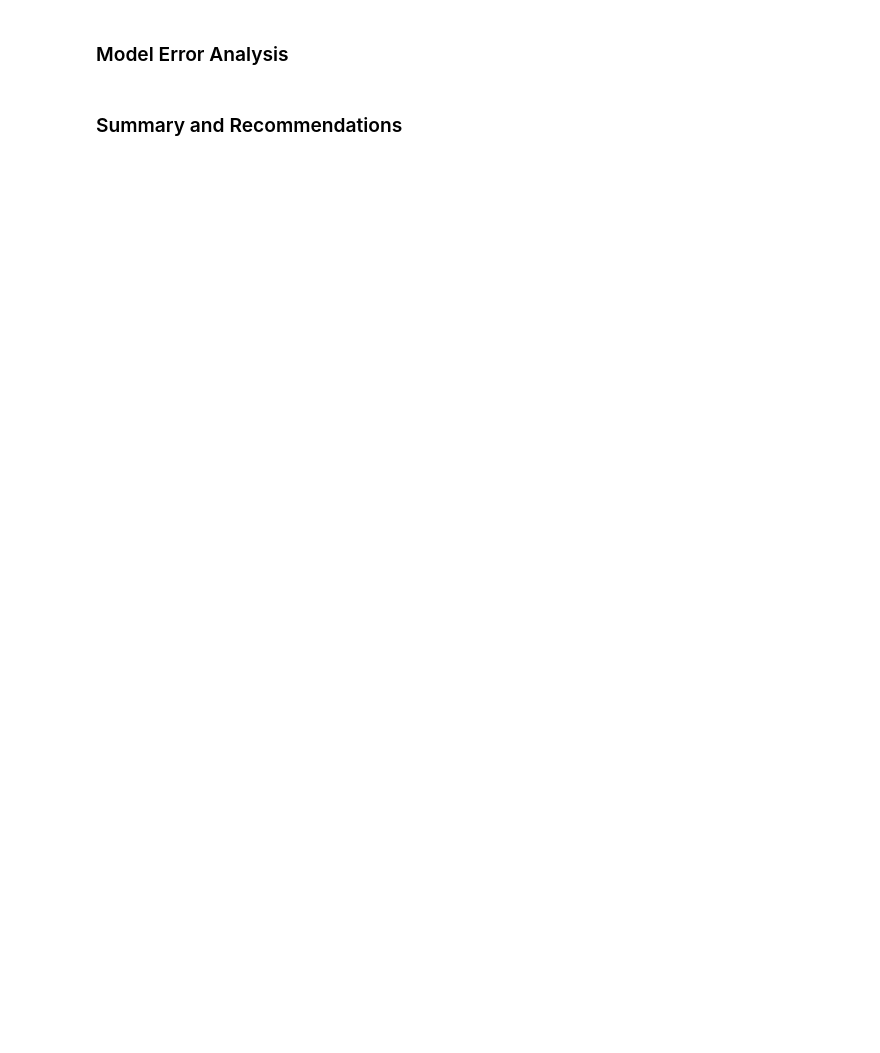
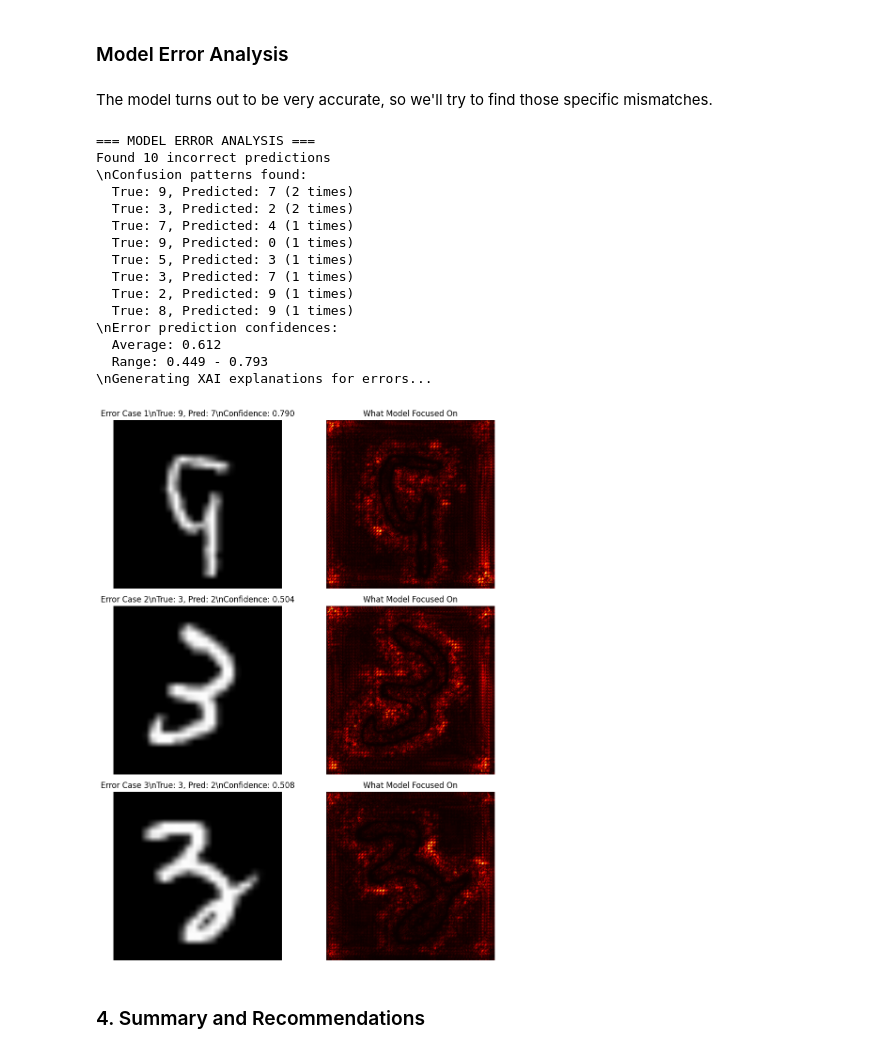
Before and after one commit to pdimarcodev/AI_Engineering, a Jupyter notebook: projects/XAI/XAI_project.ipynb, the cells around one changed output. Saved outputs shown, nothing was run; the diff lists cells and outputs as text; code cells hidden in the pictures; blank space fills up the shorter version.

```diff
--- a/projects/XAI/XAI_project.ipynb
+++ b/projects/XAI/XAI_project.ipynb
@@ -465,8 +421,9 @@ compare_xai_techniques()
 # %% [markdown]
 ### Model Error Analysis
+# %% [markdown]
+The model turns out to be very accurate, so we'll try to find those specific mismatches.
 # %%
 def find_error_samples(test_loader, num_errors=10):
-    """Specifically hunt for incorrect predictions"""
     model.eval()
     error_samples = []
 
@@ -476,7 +433,6 @@ def find_error_samples(test_loader, num_errors=10):
             output = model(data)
             pred = output.argmax(dim=1)
 
-            # Find incorrect predictions
             incorrect_mask = pred != target
             incorrect_indices = torch.where(incorrect_mask)[0]
 
@@ -494,22 +450,17 @@ def find_error_samples(test_loader, num_errors=10):
     return error_samples
 
 def analyze_model_errors():
-    """Analyze model errors using XAI insights"""
 
     print("=== MODEL ERROR ANALYSIS ===")
 
-    # Hunt specifically for errors
-    print("Searching through entire test set for errors...")
     error_samples = find_error_samples(test_loader, 10)
 
     if len(error_samples) == 0:
-        print("No incorrect predictions found in entire test set!")
-        print("Model appears to have perfect or near-perfect accuracy.")
+        print("No incorrect predictions found")
         return
 
     print(f"Found {len(error_samples)} incorrect predictions")
 
-    # Analyze confusion patterns
     confusion_pairs = {}
     for sample in error_samples:
         pair = (sample['true_label'], sample['predicted_label'])
@@ -520,16 +471,14 @@ def analyze_model_errors():
     for (true, pred), count in sorted_pairs:
         print(f"  True: {true}, Predicted: {pred} ({count} times)")
 
-    # Show confidence levels
     confidences = [s['confidence'] for s in error_samples]
     print(f"\\nError prediction confidences:")
     print(f"  Average: {np.mean(confidences):.3f}")
     print(f"  Range: {np.min(confidences):.3f} - {np.max(confidences):.3f}")
 
-    # Generate attributions for error samples
     print("\\nGenerating XAI explanations for errors...")
     error_ig_results = []
-    for sample in error_samples[:5]:  # Analyze first 5 error samples
+    for sample in error_samples[:5]:
         ig_attr = generate_integrated_gradients(
             model,
             sample['image'],
@@ -540,38 +489,51 @@ def analyze_model_errors():
             'attribution': ig_attr
         })
 
-    # Visualize error cases
     num_errors_to_show = min(len(error_ig_results), 3)
     fig, axes = plt.subplots(num_errors_to_show, 2, figsize=(10, 4*num_errors_to_show))
     if num_errors_to_show == 1:
         axes = axes.reshape(1, -1)
 
     for i in range(num_errors_to_show):
         result = error_ig_results[i]
         sample = result['sample']
         attribution = result['attribution']
 
-        # Original image
         original_img = sample['image'].cpu().detach().numpy()
         original_display = np.mean(original_img, axis=0)
         original_display = (original_display * np.array([0.229, 0.224, 0.225]).mean() + np.array([0.485, 0.456, 0.406]).mean())
         axes[i, 0].imshow(original_display, cmap='gray')
         axes[i, 0].set_title(f'Error Case {i+1}\\nTrue: {sample["true_label"]}, Pred: {sample["predicted_label"]}\\nConfidence: {sample["confidence"]:.3f}')
         axes[i, 0].axis('off')
 
-        # Attribution
         attr_img = attribution.cpu().detach().numpy()
         attr_display = np.mean(np.abs(attr_img), axis=0)
         axes[i, 1].imshow(attr_display, cmap='hot')
         axes[i, 1].set_title('What Model Focused On')
         axes[i, 1].axis('off')
 
     plt.tight_layout()
     plt.show()
 
     return error_samples
 
-# Run the analysis
 error_samples = analyze_model_errors()
+# %% [output]
+=== MODEL ERROR ANALYSIS ===
+Found 10 incorrect predictions
+\nConfusion patterns found:
+  True: 9, Predicted: 7 (2 times)
+  True: 3, Predicted: 2 (2 times)
+  True: 7, Predicted: 4 (1 times)
+  True: 9, Predicted: 0 (1 times)
+  True: 5, Predicted: 3 (1 times)
+  True: 3, Predicted: 7 (1 times)
+  True: 2, Predicted: 9 (1 times)
+  True: 8, Predicted: 9 (1 times)
+\nError prediction confidences:
+  Average: 0.612
+  Range: 0.449 - 0.793
+\nGenerating XAI explanations for errors...
+[figure, added]
 # %% [markdown]
-### Summary and Recommendations
+### 4. Summary and Recommendations
```
Also changed, not shown: parts of 54 cells of this notebook.
